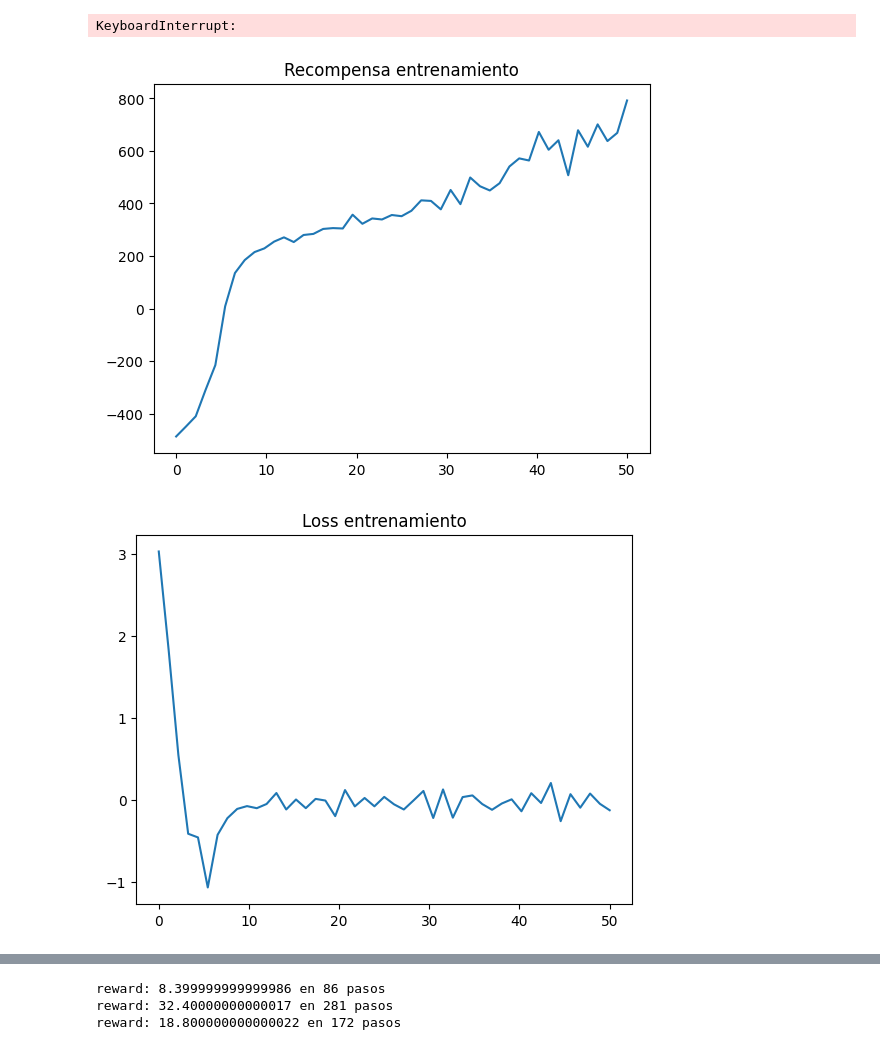
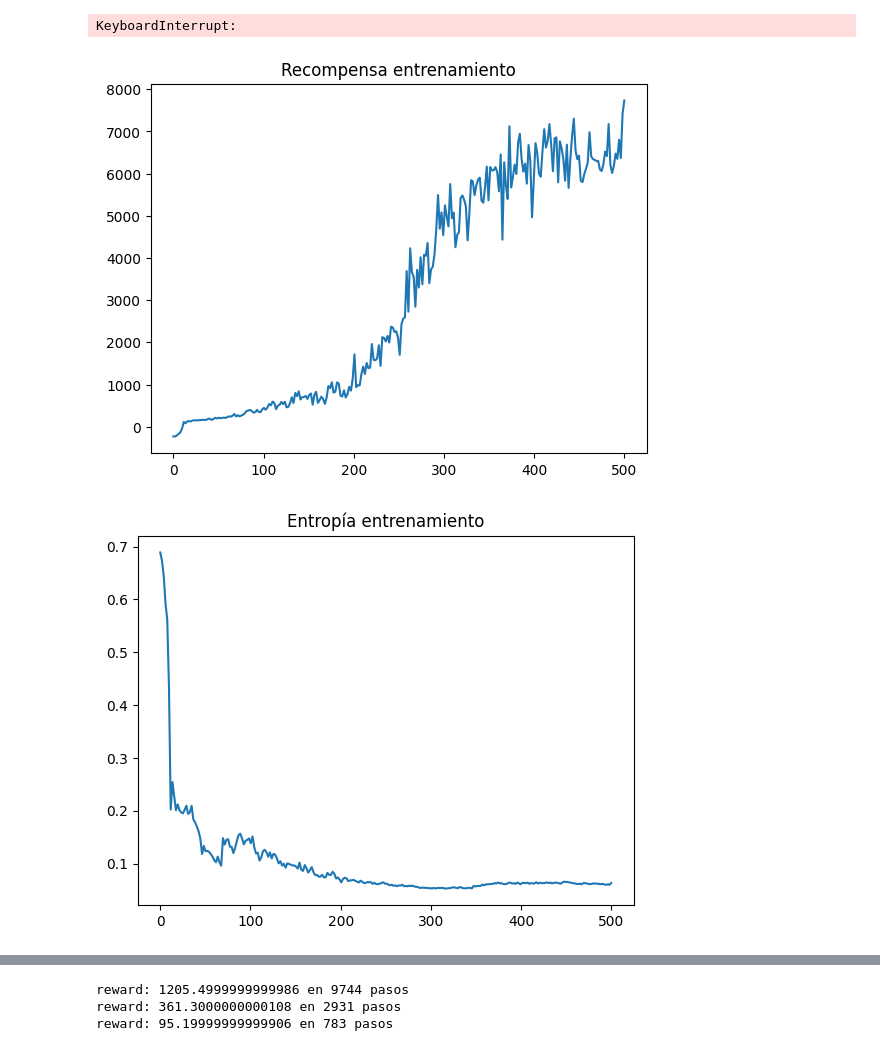
Before and after one commit to ArcaloJade/TPF-RL-LopezVilaclara-Costantini-Lewit, a Jupyter notebook: proyecto.ipynb, the cells around one changed output, grey strips where cells are left out. Cells and saved outputs as stored; diff of their text form; code cells hidden in the pictures.

```diff
--- a/proyecto.ipynb
+++ b/proyecto.ipynb
@@ -383,20 +385,20 @@ Epoch 353/500 -- reward: 79086.00
 Epoch 354/500 -- reward: 83112.40
 KeyboardInterrupt:
 # %%
-modelo_entrenado = "PPO_Clip_Completo v1"
-env = gymnasium.make("FlappyBird-v0", use_lidar=False)
+modelo_entrenado = "PPO_Model_Completo_v1"
+env = gymnasium.make("FlappyBird-v0", render_mode="human",use_lidar=False)
 PPO = PPO_Clip_Completo(hiperparams )
 plot_metrics(modelo_entrenado, hiperparams)
 
 policy_net = PolicyNet(12, 2)
 
 policy_net.load_state_dict(torch.load(f"trained_net/{modelo_entrenado}/flappy_actor.pth"))
 policy_net.eval()
 
 PPO.policy_net = policy_net
 
-PPO.evaluate(env, 3)
+PPO.evaluate(env, 1)
 env.close()
 # %% [output]
-[figure, old version]
+[figure, new version]
-[figure, old version]
+[figure, new version]
@@ -403,3 +406,3 @@ env.close()
-reward: 8.399999999999986 en 86 pasos
-reward: 32.40000000000017 en 281 pasos
-reward: 18.800000000000022 en 172 pasos
+reward: 1205.4999999999986 en 9744 pasos
+reward: 361.3000000000108 en 2931 pasos
+reward: 95.19999999999906 en 783 pasos
```
Also changed, not shown: parts of 4 cells of this notebook, 1 other file.
